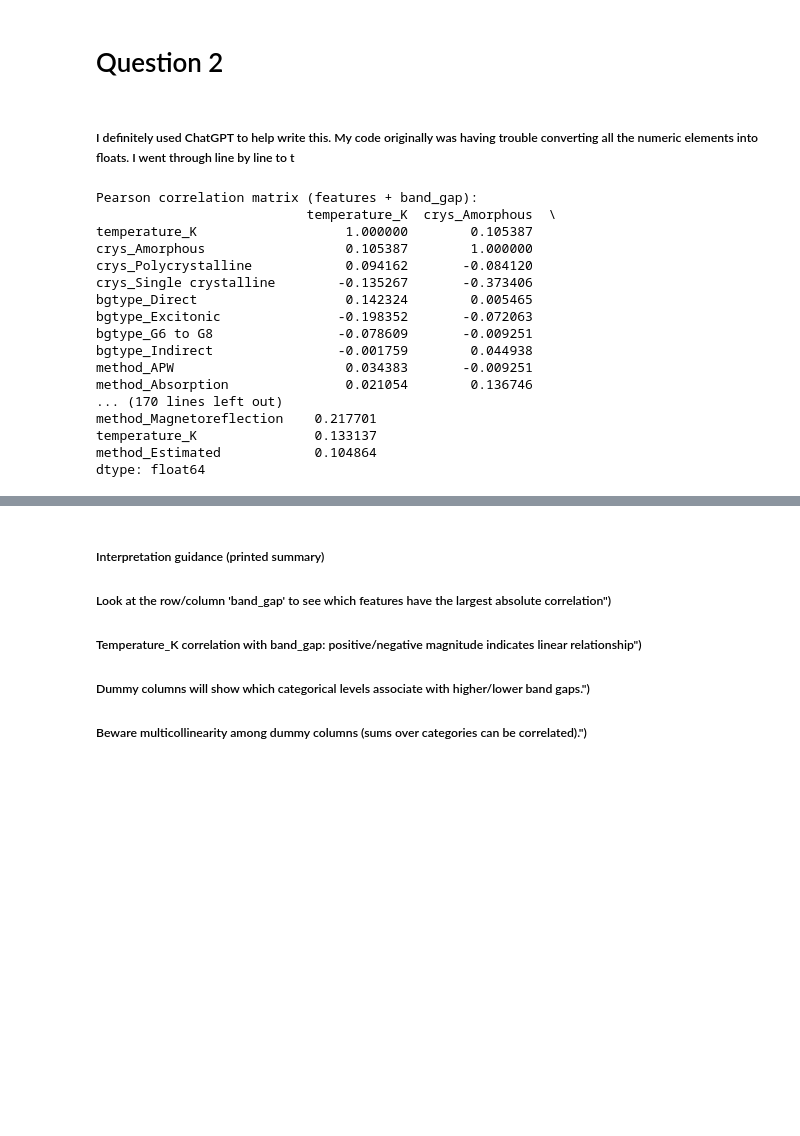
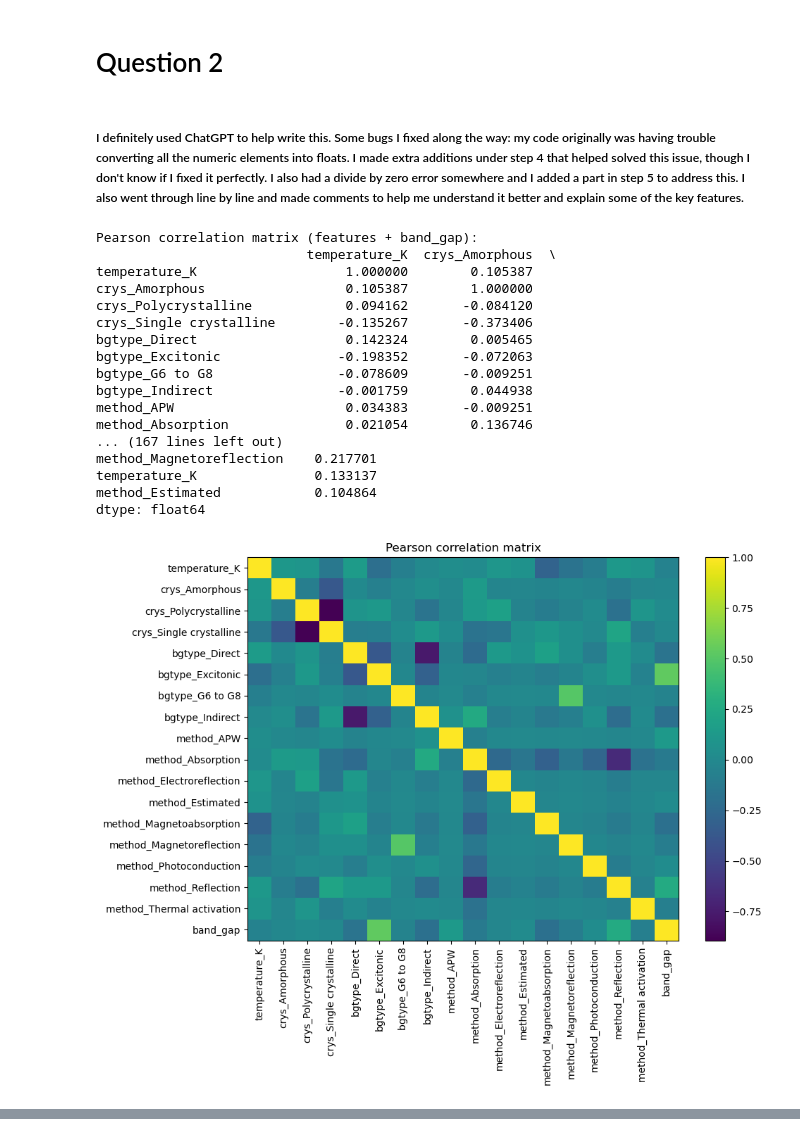
Before and after one commit to coenradtt/ML4MSD-HW-CoenradtT, a Jupyter notebook: Homework2/hw2_responses.ipynb, the cells around one changed output, grey strips where cells are left out. Drawn from its saved outputs; the diff is of its cells as text; code cells hidden in the pictures; blank space fills up the shorter version.

```diff
--- a/Homework2/hw2_responses.ipynb
+++ b/Homework2/hw2_responses.ipynb
@@ -70,7 +70,7 @@ Forloop_iloc duration: 0.032808 s
 import pandas as pd
 bgdata = pd.read_json("band_gap_data.json")
 # %% [markdown]
-##### I definitely used ChatGPT to help write this. My code originally was having trouble converting all the numeric elements into floats. I went through line by line to t
+##### I definitely used ChatGPT to help write this. Some bugs I fixed along the way: my code originally was having trouble converting all the numeric elements into floats. I made extra additions under step 4 that helped solved this issue, though I don't know if I fixed it perfectly. I also had a divide by zero error somewhere and I added a part in step 5 to address this. I also went through line by line and made comments to help me understand it better and explain some of the key features.
 # %%
 # ridge_bg_analysis.py
 import numpy as np
@@ -164,9 +164,9 @@ plt.xticks(range(len(corr_df.columns)), corr_df.columns, rotation=90)
 plt.yticks(range(len(corr_df.index)), corr_df.index)
 plt.title('Pearson correlation matrix')
 plt.tight_layout()
-plt.savefig('correlation_matrix.png', dpi=200)
-plt.close()
-print("Saved correlation matrix figure to 'correlation_matrix.png'")
+#plt.savefig('correlation_matrix.png', dpi=200)
+#plt.close()
+#print("Saved correlation matrix figure to 'correlation_matrix.png'")
 
 
 # 4) TRAIN/TEST
@@ -194,7 +194,7 @@ print("X_train_raw dtype:", X_train_raw.dtype)
 print("Example of any object values:", X_train_raw[0])
 
 # -------------------------
-# 5) Standardize features (important for ridge)
+# 5) STANDARDIZE
 # -------------------------
 # Now compute statistics safely
 feat_mean = np.mean(X_train_raw, axis=0)
@@ -205,20 +205,8 @@ feat_std_safe = np.where(feat_std == 0, 1.0, feat_std)
 X_train = (X_train_raw - feat_mean) / feat_std_safe
 X_test = (X_test_raw - feat_mean) / feat_std_safe
 
-# -------------------------
-# 5) Standardize features (important for ridge)
-# -------------------------
-# Compute training mean/std and apply to both train and test
-feat_mean = X_train_raw.mean(axis=0)
-feat_std = X_train_raw.std(axis=0, ddof=0)
-# avoid division by zero
-feat_std_safe = np.where(feat_std == 0, 1.0, feat_std)
-X_train = (X_train_raw - feat_mean) / feat_std_safe
-X_test = (X_test_raw - feat_mean) / feat_std_safe
+# 6) Loop over alphas and train ridge
 
-# -------------------------
-# 6) Loop over alphas and train ridge
-# -------------------------
 alphas = np.logspace(-6, 4, num=50)  # from tiny to large regularization
 train_mses = []
 test_mses = []
@@ -237,9 +225,8 @@ for alpha in alphas:
 train_mses = np.array(train_mses)
 test_mses = np.array(test_mses)
 
-# -------------------------
-# 7) Find optimal alpha (min test MSE)
-# -------------------------
+# 7) OPTIMAL ALPHA (min test MSE)
+
 best_idx = np.nanargmin(test_mses)
 best_alpha = alphas[best_idx]
 print(f"Optimal alpha (min test MSE): {best_alpha:.3e}  with test MSE = {test_mses[best_idx]:.6f}")
@@ -249,25 +236,23 @@ w_best, _ = ridge_closed_form(X_train, y_train, alpha=best_alpha, fit_intercept=
 y_test_pred_best = predict_with_weights(X_test, w_best, fit_intercept=True)
 y_train_pred_best = predict_with_weights(X_train, w_best, fit_intercept=True)
 
-# -------------------------
-# 8) Parity plot (true vs predicted) for the test set
-# -------------------------
+# 8) PARITY PLOT (true vs predicted) for the test set
+
 plt.figure(figsize=(6, 6))
 plt.scatter(y_test, y_test_pred_best, alpha=0.7)
 minv = min(y_test.min(), y_test_pred_best.min())
 maxv = max(y_test.max(), y_test_pred_best.max())
 plt.plot([minv, maxv], [minv, maxv], linestyle='--')  # y=x line
-plt.xlabel('True band_gap')
-plt.ylabel('Predicted band_gap')
+plt.xlabel('True band gap')
+plt.ylabel('Predicted band gap')
 plt.title(f'Parity plot (test) — alpha={best_alpha:.3e}')
 plt.tight_layout()
-plt.savefig('parity_alpha_opt.png', dpi=200)
-plt.close()
-print("Saved parity plot to 'parity_alpha_opt.png'")
+#plt.savefig('parity_alpha_opt.png', dpi=200)
+#plt.close()
+#print("Saved parity plot to 'parity_alpha_opt.png'")
 
-# -------------------------
-# 9) MSE vs alpha plot
-# -------------------------
+# 9) MSE vs ALPHA
+
 plt.figure(figsize=(7, 5))
 plt.semilogx(alphas, train_mses, marker='o', label='train MSE')
 plt.semilogx(alphas, test_mses, marker='x', label='test MSE')
@@ -277,42 +262,39 @@ plt.ylabel('MSE')
 plt.title('MSE vs alpha (train and test)')
 plt.legend()
 plt.tight_layout()
-plt.savefig('mse_vs_alpha.png', dpi=200)
-plt.close()
-print("Saved MSE vs alpha plot to 'mse_vs_alpha.png'")
+#plt.savefig('mse_vs_alpha.png', dpi=200)
+#plt.close()
+#print("Saved MSE vs alpha plot to 'mse_vs_alpha.png'")
 
-# -------------------------
-# 10) Report: some metrics
-# -------------------------
 print("\nSummary metrics for best model:")
 print(f" - best alpha: {best_alpha:.3e}")
 print(f" - train MSE @ best alpha: {train_mses[best_idx]:.6f}")
 print(f" - test MSE  @ best alpha: {test_mses[best_idx]:.6f}")
 print(f" - average training solve time per alpha (s): {np.mean(timings):.6f}")
 
-# -------------------------
-# 11) Quick coefficient inspection
-# -------------------------
+
+# 11) COEFFICIENTS
 coef_names = ['intercept'] + list(X_df.columns)
 coef_vals = np.hstack([w_best[0], w_best[1:]])  # w_best includes intercept at position 0
 coef_table = pd.Series(coef_vals, index=coef_names)
 print("\nTop 10 absolute-value coefficients (incl. intercept):")
 print(coef_table.abs().sort_values(ascending=False).head(10))
 # %% [output]
 Pearson correlation matrix (features + band_gap):
                            temperature_K  crys_Amorphous  \
 temperature_K                   1.000000        0.105387
 crys_Amorphous                  0.105387        1.000000
 crys_Polycrystalline            0.094162       -0.084120
 crys_Single crystalline        -0.135267       -0.373406
 bgtype_Direct                   0.142324        0.005465
 bgtype_Excitonic               -0.198352       -0.072063
 bgtype_G6 to G8                -0.078609       -0.009251
 bgtype_Indirect                -0.001759        0.044938
 method_APW                      0.034383       -0.009251
 method_Absorption               0.021054        0.136746
-... (170 lines left out)
+... (167 lines left out)
 method_Magnetoreflection    0.217701
 temperature_K               0.133137
 method_Estimated            0.104864
 dtype: float64
+[figure, added]
@@ -319,7 +302,0 @@ dtype: float64
-# %% [markdown]
-##### Interpretation guidance (printed summary)
-
-##### Look at the row/column 'band_gap' to see which features have the largest absolute correlation")
-##### Temperature_K correlation with band_gap: positive/negative magnitude indicates linear relationship")
-##### Dummy columns will show which categorical levels associate with higher/lower band gaps.")
-##### Beware multicollinearity among dummy columns (sums over categories can be correlated).")
```
Also changed, not shown: parts of 5 cells of this notebook.
